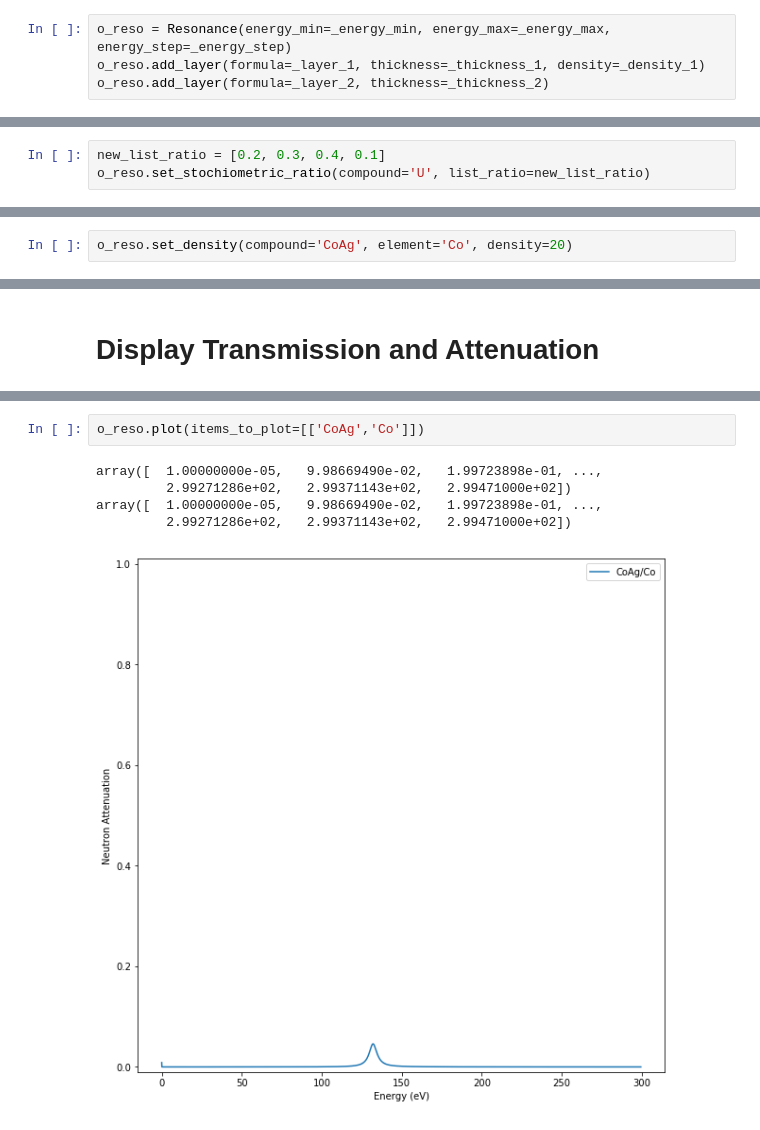
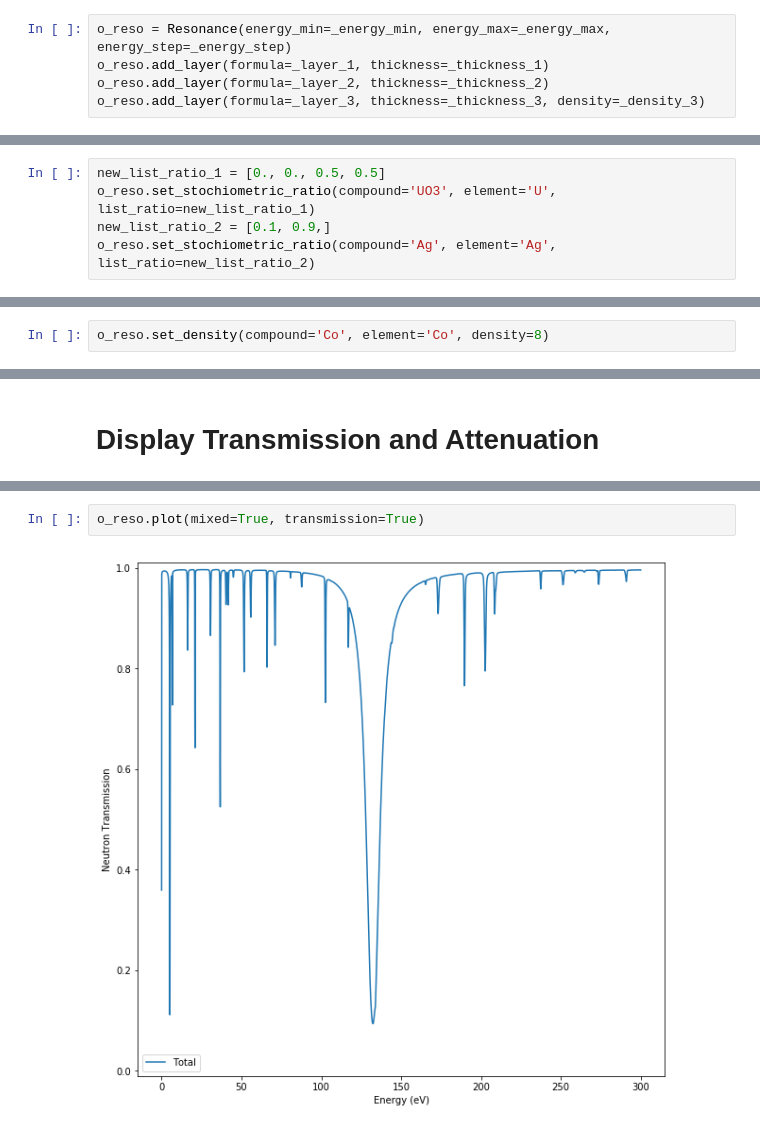
Before and after one commit to ornlneutronimaging/ImagingReso, a Jupyter notebook: notebooks/example_real_case.ipynb, the cells around one changed output, grey strips where cells are left out. Drawn from its saved outputs; the diff is of its cells as text.

````diff
--- a/notebooks/example_real_case.ipynb
+++ b/notebooks/example_real_case.ipynb
@@ -61,7 +74,8 @@ _thickness_2 = 0.3
 # %%
 o_reso = Resonance(energy_min=_energy_min, energy_max=_energy_max, energy_step=_energy_step)
-o_reso.add_layer(formula=_layer_1, thickness=_thickness_1, density=_density_1)
+o_reso.add_layer(formula=_layer_1, thickness=_thickness_1)
 o_reso.add_layer(formula=_layer_2, thickness=_thickness_2)
+o_reso.add_layer(formula=_layer_3, thickness=_thickness_3, density=_density_3)
 # %% [markdown]
 # retrieve parameters
 # %% [markdown]
@@ -174,5 +189,7 @@ pprint.pprint(o_reso.get_stochiometric_ratio(compound='U'))
 # %% [markdown]
 ### Define a new set of isotopic ratio
-# %%
-new_list_ratio = [0.2, 0.3, 0.4, 0.1]
-o_reso.set_stochiometric_ratio(compound='U', list_ratio=new_list_ratio)
+# %%
+new_list_ratio_1 = [0., 0., 0.5, 0.5]
+o_reso.set_stochiometric_ratio(compound='UO3', element='U', list_ratio=new_list_ratio_1)
+new_list_ratio_2 = [0.1, 0.9,]
+o_reso.set_stochiometric_ratio(compound='Ag', element='Ag', list_ratio=new_list_ratio_2)
@@ -211,5 +287,5 @@ If we want to change the *Co* density to 20
 # %%
-o_reso.set_density(compound='CoAg', element='Co', density=20)
+o_reso.set_density(compound='Co', element='Co', density=8)
 # %%
 pprint.pprint(o_reso.get_density())
 # %% [output]
@@ -285,11 +388,7 @@ So here are a few examples of plot commands
  >>> o_reso.plot(x_axis='lambda', all_layers=True)
  >>> o_reso.plot(transmission=False, items_to_plot= [['CoAg', 'Co'],['CoAg','Ag','107-Ag']])
  ```
-# %%
-o_reso.plot(items_to_plot=[['CoAg','Co']])
-# %% [output]
-array([  1.00000000e-05,   9.98669490e-02,   1.99723898e-01, ...,
-         2.99271286e+02,   2.99371143e+02,   2.99471000e+02])
-array([  1.00000000e-05,   9.98669490e-02,   1.99723898e-01, ...,
-         2.99271286e+02,   2.99371143e+02,   2.99471000e+02])
-[figure, removed]
+# %%
+o_reso.plot(mixed=True, transmission=True)
+# %% [output]
+[figure, added]
````
Also changed, not shown: parts of 35 cells of this notebook.
